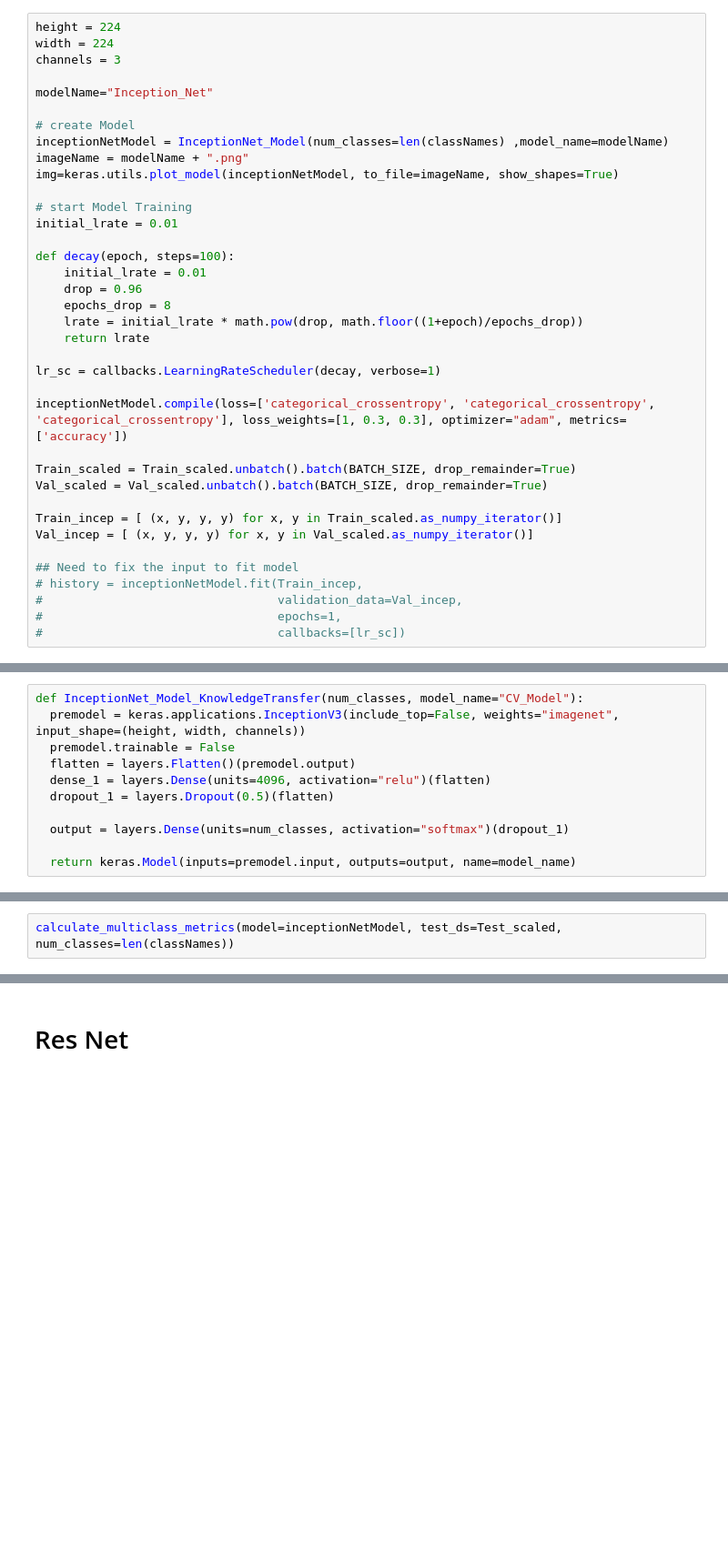
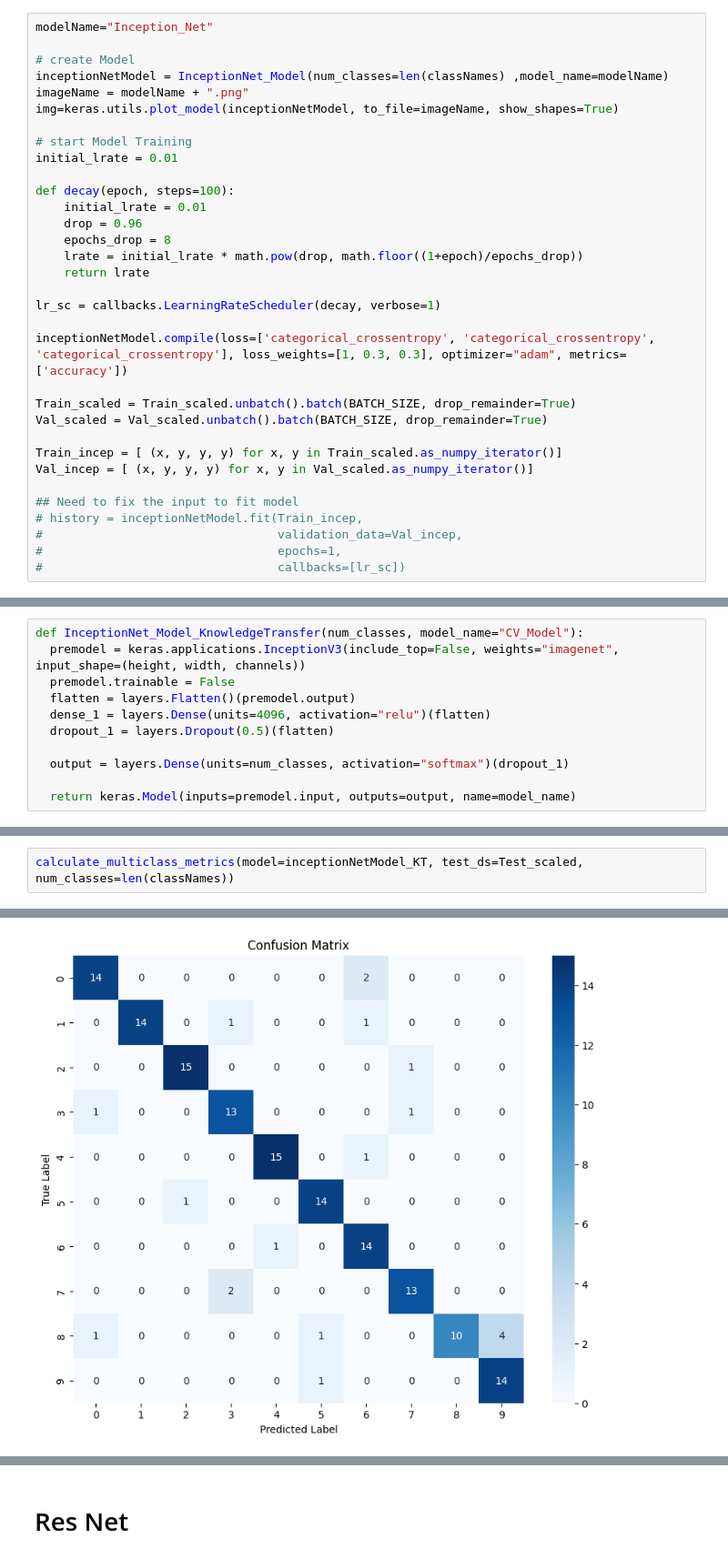
Before and after one commit to im-miracle/landmark-Classification, a Jupyter notebook: notebooks/LandmarkClassification.ipynb, the cells around one changed output, grey strips where cells are left out. Shown at 91% size. Cells and saved outputs as stored; diff of their text form; blank space fills up the shorter version.

```diff
--- a/notebooks/LandmarkClassification.ipynb
+++ b/notebooks/LandmarkClassification.ipynb
@@ -604,10 +768,6 @@ def InceptionNet_Model(num_classes, model_name="CV_Model"):
 
   return keras.Model(inputs=inpLayer, outputs=[output, auxOP_1_output, auxOP_2_output], name=model_name)
 # %%
-height = 224
-width = 224
-channels = 3
-
 modelName="Inception_Net"
 
 # create Model
@@ -679,2 +859,3 @@ plot_training_history(history)
 # %%
-calculate_multiclass_metrics(model=inceptionNetModel, test_ds=Test_scaled, num_classes=len(classNames))
+calculate_multiclass_metrics(model=inceptionNetModel_KT, test_ds=Test_scaled, num_classes=len(classNames))
+# %% [output]
@@ -680,0 +879 @@ calculate_multiclass_metrics(model=inceptionNetModel, test_ds=Test_scaled, num_c
+[figure, added]
```
Also changed, not shown: parts of 22 cells of this notebook.
